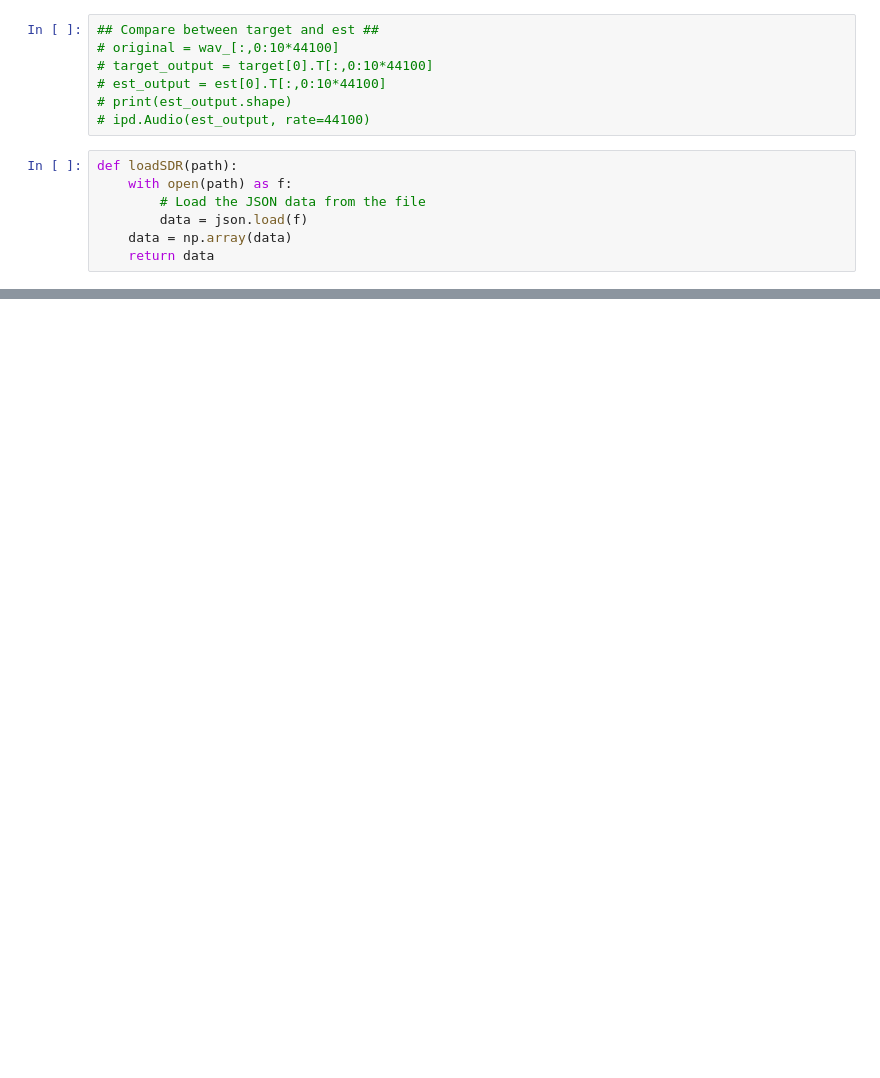
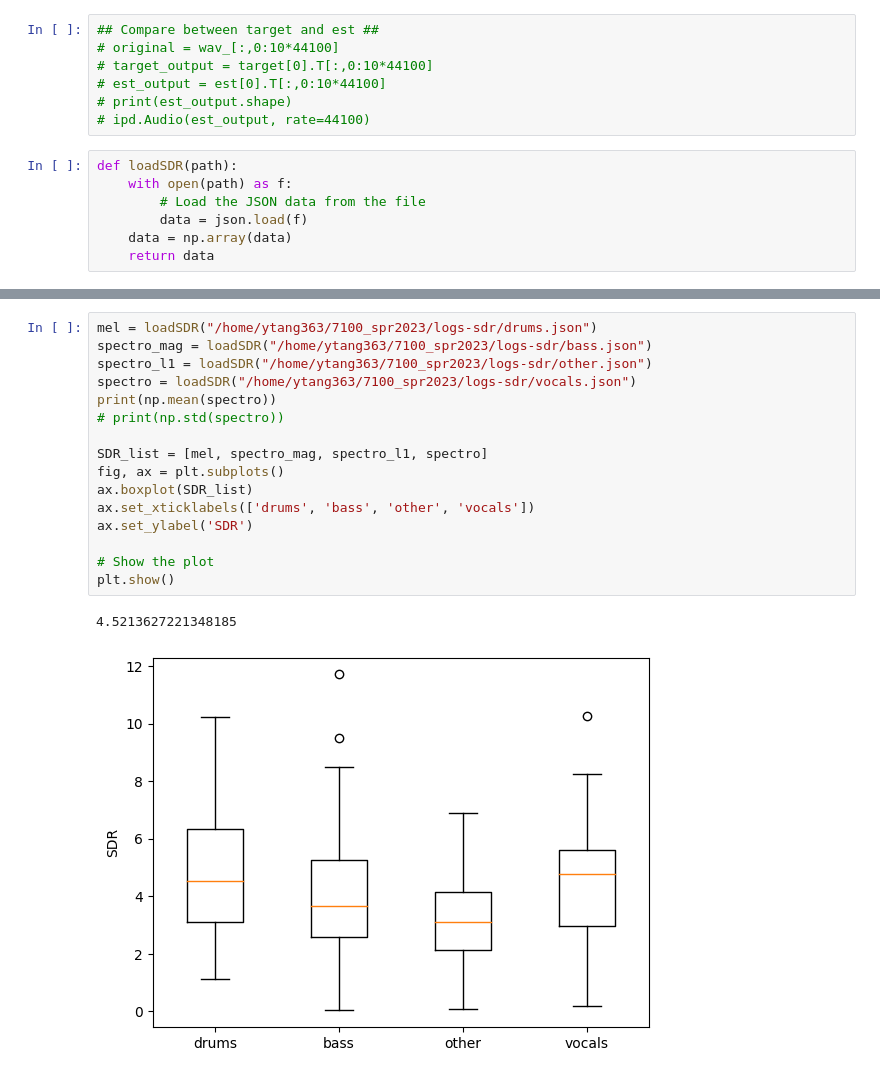
Before and after one commit to tangy1227/UNet-Audio-Source-Separation, a Jupyter notebook: evaluate.ipynb, the cells around one changed output, grey strips where cells are left out. Cells and saved outputs as stored; diff of their text form; blank space fills up the shorter version.

```diff
--- a/evaluate.ipynb
+++ b/evaluate.ipynb
@@ -121 +118,20 @@ plt.show()
 [figure]
+# %%
+mel = loadSDR("/home/ytang363/7100_spr2023/logs-sdr/drums.json")
+spectro_mag = loadSDR("/home/ytang363/7100_spr2023/logs-sdr/bass.json")
+spectro_l1 = loadSDR("/home/ytang363/7100_spr2023/logs-sdr/other.json")
+spectro = loadSDR("/home/ytang363/7100_spr2023/logs-sdr/vocals.json")
+print(np.mean(spectro))
+# print(np.std(spectro))
+
+SDR_list = [mel, spectro_mag, spectro_l1, spectro]
+fig, ax = plt.subplots()
+ax.boxplot(SDR_list)
+ax.set_xticklabels(['drums', 'bass', 'other', 'vocals'])
+ax.set_ylabel('SDR')
+
+# Show the plot
+plt.show()
+# %% [output]
+4.5213627221348185
+[figure, added]
```
Also changed, not shown: parts of 2 cells of this notebook.
